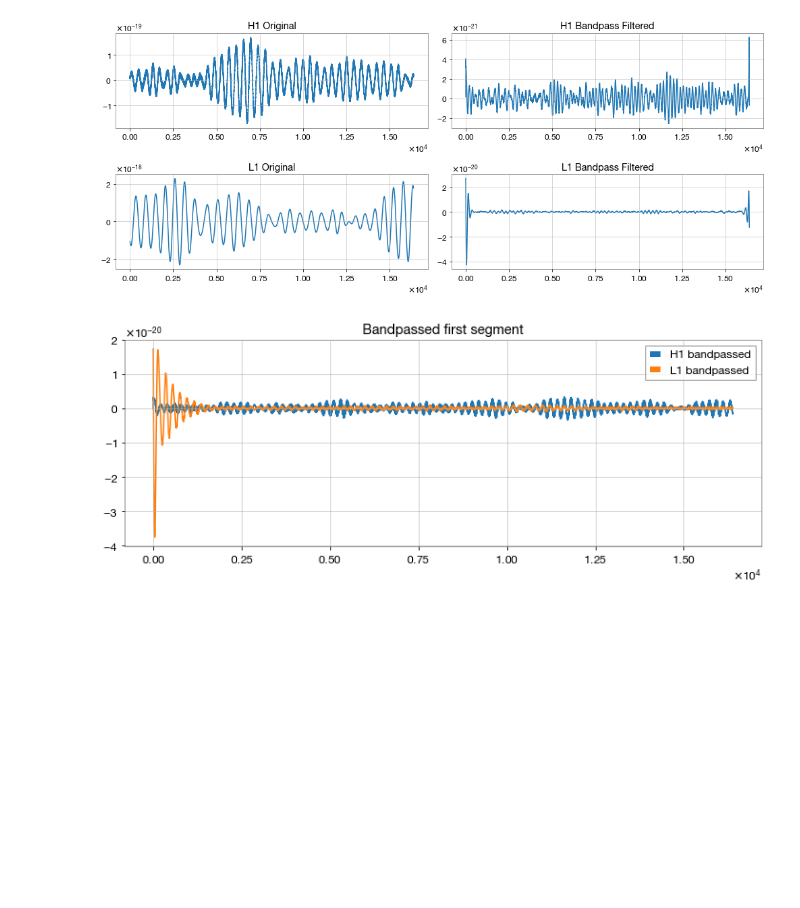
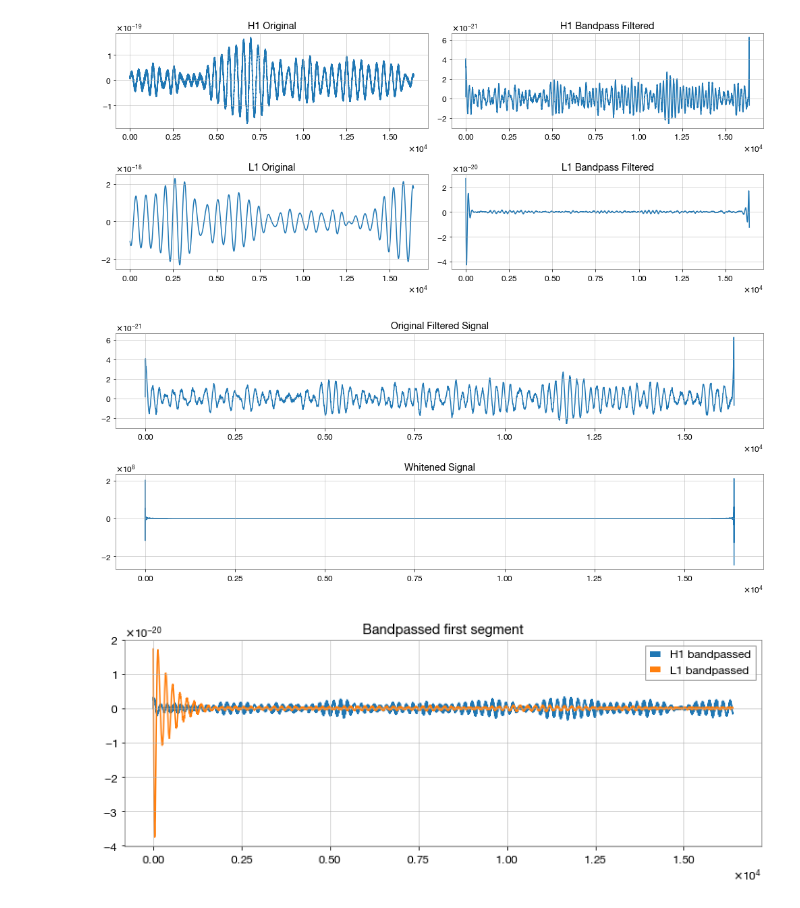
Before and after one commit to alilordifar/gravitational-wave-ml-pipeline, a Jupyter notebook: notebooks/LIGO.ipynb, the cells around one changed output. Cells and saved outputs as stored; diff of their text form; code cells hidden in the pictures; blank space fills up the shorter version.

Commit message:
add whitenning and signals processing docs

```diff
--- a/notebooks/LIGO.ipynb
+++ b/notebooks/LIGO.ipynb
@@ -291,6 +291,55 @@ plt.tight_layout()
 plt.show()
 # %% [output]
 [figure]
+# %%
+signal = h1_filtered
+
+# ------------------------------------------------
+# STEP 1: Estimate PSD
+# ------------------------------------------------
+freqs, psd = welch(
+    signal,
+    fs=sample_rate,
+    nperseg=1024
+)
+
+# ------------------------------------------------
+# STEP 2: FFT of signal
+# ------------------------------------------------
+signal_fft = np.fft.rfft(signal)
+
+fft_freqs = np.fft.rfftfreq(len(signal), d=1/sample_rate)
+
+# ------------------------------------------------
+# STEP 3: Interpolate PSD to FFT frequencies
+# ------------------------------------------------
+psd_interp = np.interp(fft_freqs, freqs, psd)
+
+# ------------------------------------------------
+# STEP 4: Whitening
+# ------------------------------------------------
+white_fft = signal_fft / np.sqrt(psd_interp)
+
+# ------------------------------------------------
+# STEP 5: Back to time domain
+# ------------------------------------------------
+white_signal = np.fft.irfft(white_fft)
+
+# ------------------------------------------------
+# Plot original vs whitened
+# ------------------------------------------------
+fig, axes = plt.subplots(2, 1, figsize=(14, 6))
+
+axes[0].plot(signal)
+axes[0].set_title("Original Filtered Signal")
+
+axes[1].plot(white_signal)
+axes[1].set_title("Whitened Signal")
+
+plt.tight_layout()
+plt.show()
+# %% [output]
+[figure, added]
 # %%
 #h1_bp = bandpass_filter(h1_segments[0], 20, 500, sample_rate)
 #l1_bp = bandpass_filter(l1_segments[0], 20, 500, sample_rate)
```
Also changed, not shown: 5 other files.
